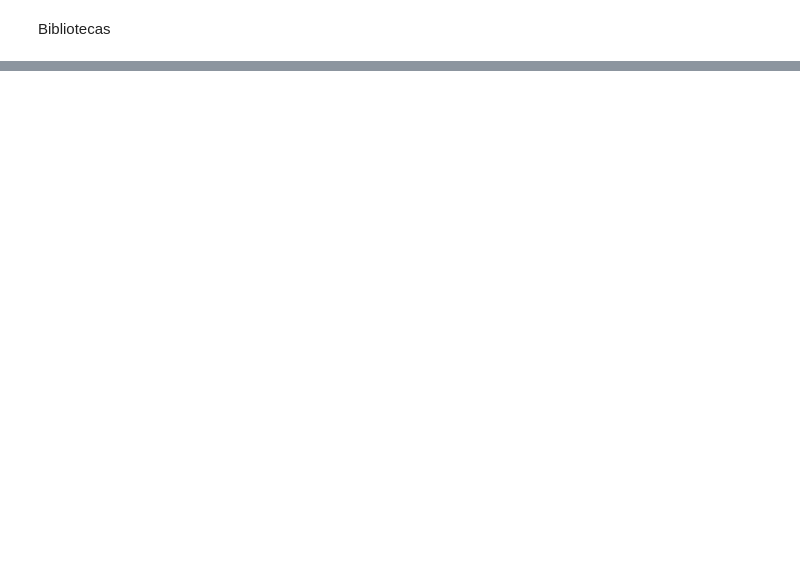
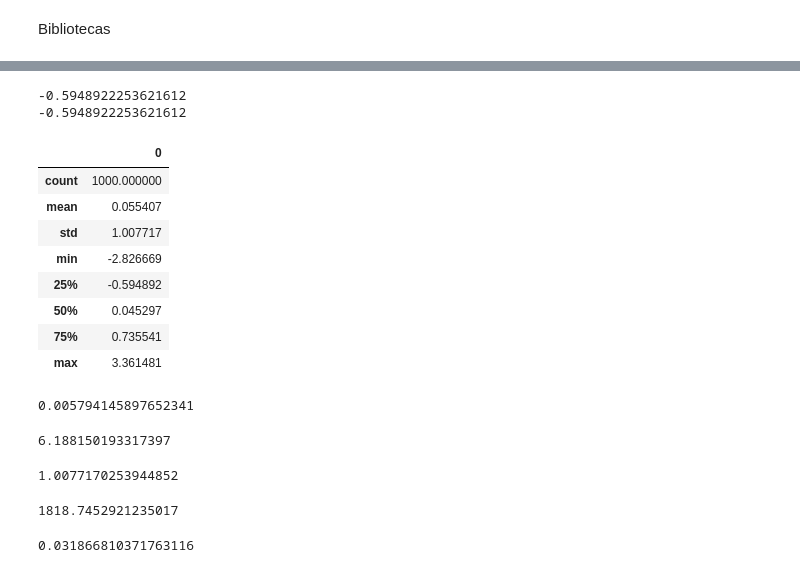
Before and after one commit to wpsilva/Estatistica_Mercado_Financeiro, a Jupyter notebook: normal_dist.ipynb, the cells around one changed output, grey strips where cells are left out. Cells and saved outputs as stored; diff of their text form; code cells hidden in the pictures; blank space fills up the shorter version.

Commit message:
expolorando normal dist

```diff
--- a/normal_dist.ipynb
+++ b/normal_dist.ipynb
@@ -26,0 +62,3 @@ No pyvenv.cfg file
+# %%
+normal_dist = np.random.normal(0, 1, 1000)
+normal_fig01 = sns.histplot(normal_dist, kde=True)
@@ -26,0 +123,48 @@ No pyvenv.cfg file
+# %%
+print(np.quantile(normal_dist, 0.25))
+print(np.percentile(normal_dist, 25))
+# %% [output]
+-0.5948922253621612
+-0.5948922253621612
+# %%
+df_normal_distrib = pd.DataFrame(normal_dist)
+df_normal_distrib.describe()
+# %% [output]
+|  | 0 |
+| count | 1000.000000 |
+| mean | 0.055407 |
+| std | 1.007717 |
+| min | -2.826669 |
+| 25% | -0.594892 |
+| 50% | 0.045297 |
+| 75% | 0.735541 |
+| max | 3.361481 |
+# %%
+stats.skew(normal_dist)
+# %% [output]
+0.005794145897652341
+# %%
+# Amplitude para alvos/stops
+amplitude = normal_dist.max() - normal_dist.min()
+amplitude
+# %% [output]
+6.188150193317397
+# %%
+# Desvio padrão da amostra (população degrees of freedom = False)
+# Sharpe ratio, bandas de bollinger
+desvio_padrao = np.std(normal_dist, ddof = True)
+desvio_padrao
+# %% [output]
+1.0077170253944852
+# %%
+# Coeficiente de variação
+# Interessante para comparações e avaliar a consistência (ex., pagamento de dividendos)
+normal_dist.std(ddof = True)/normal_dist.mean()*100
+# %% [output]
+1818.7452921235017
+# %%
+# Erro padrão da média
+
+stats.sem(normal_dist)
+# %% [output]
+0.031866810371763116
```
Also changed, not shown: parts of 14 cells of this notebook, 1 other file.
